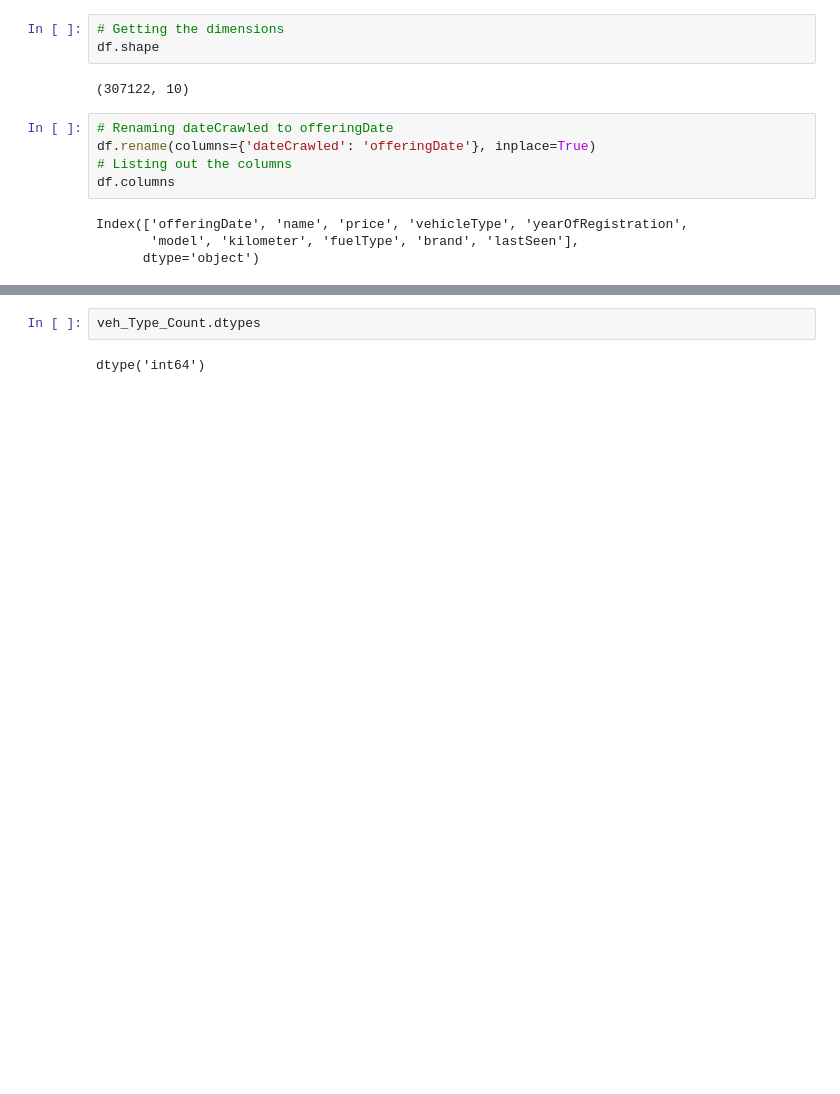
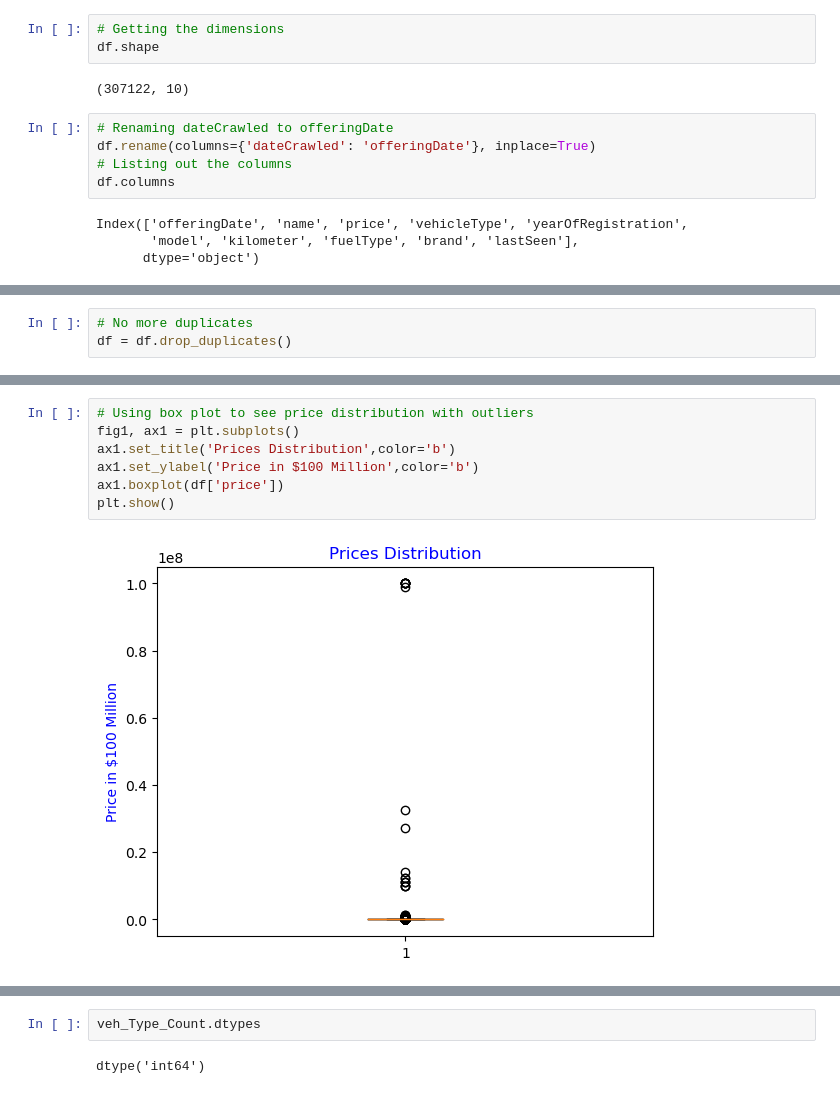
Before and after one commit to EmadMoro/Project1-Challenge, a Jupyter notebook: automotive_sales.ipynb, the cells around one changed output, grey strips where cells are left out. Cells and saved outputs as stored; diff of their text form; blank space fills up the shorter version.

```diff
--- a/automotive_sales.ipynb
+++ b/automotive_sales.ipynb
@@ -95,0 +108,3 @@ duplicate_rows # I don`t think there is a need to drop as they are not too much.
+# %%
+# No more duplicates
+df = df.drop_duplicates()
@@ -97,0 +124,9 @@ duplicate_rows # I don`t think there is a need to drop as they are not too much.
+# %%
+# Using box plot to see price distribution with outliers
+fig1, ax1 = plt.subplots()
+ax1.set_title('Prices Distribution',color='b')
+ax1.set_ylabel('Price in $100 Million',color='b')
+ax1.boxplot(df['price'])
+plt.show()
+# %% [output]
+[figure, added]
```
Also changed, not shown: parts of 92 cells of this notebook, 13 other files.
